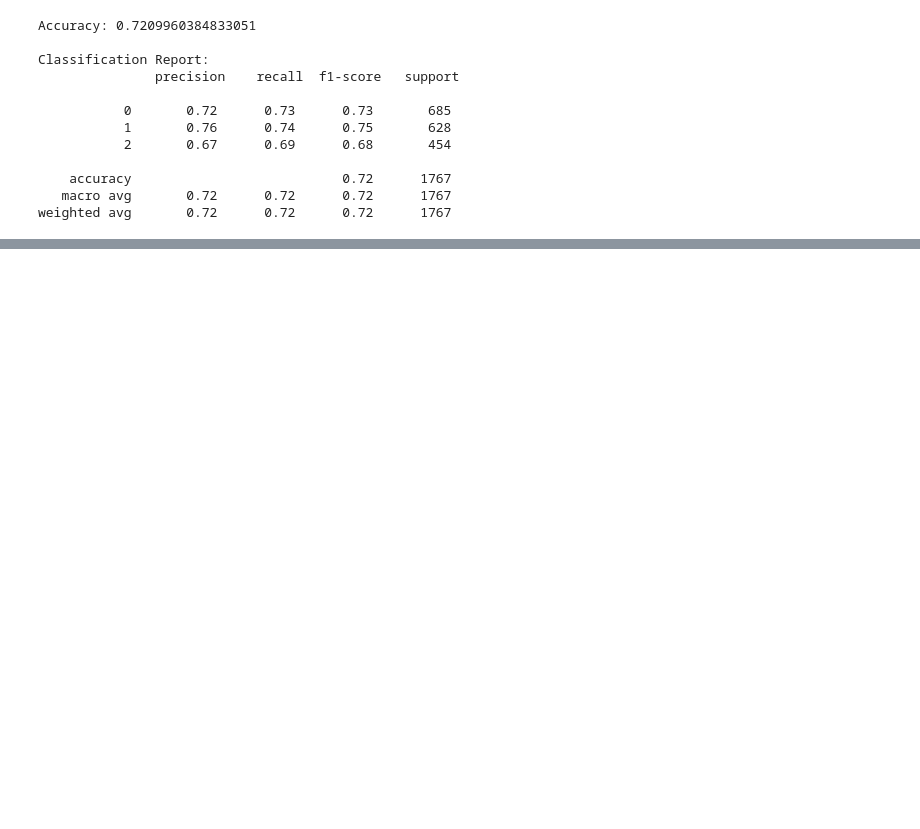
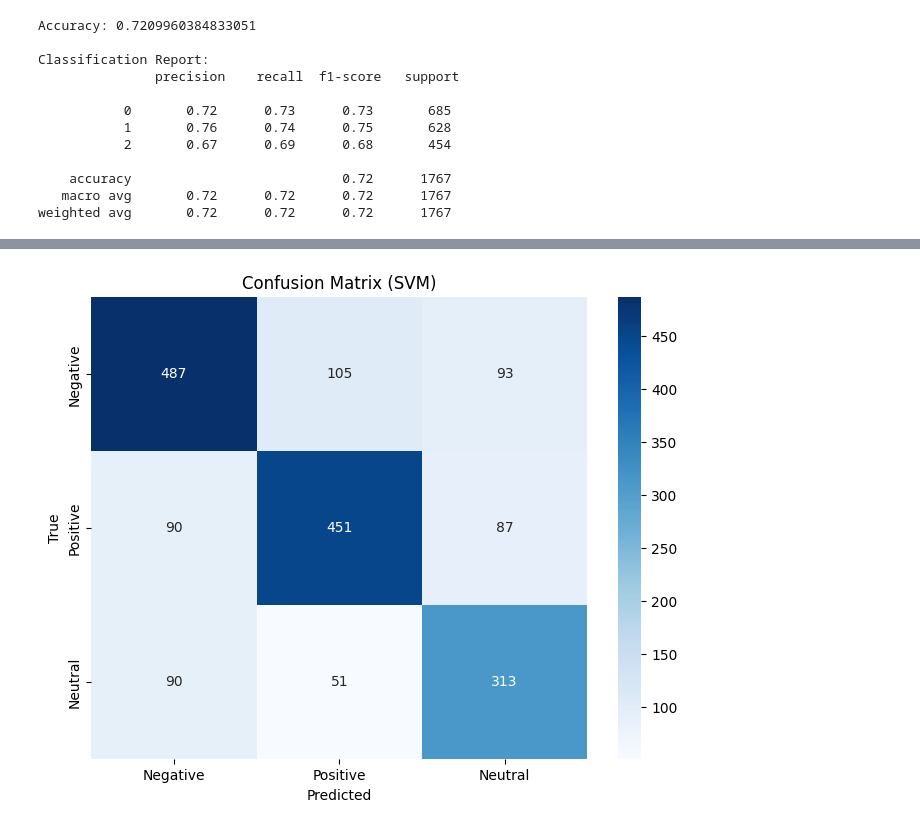
Before and after one commit to RadnuST/AIML, a Jupyter notebook: Reddit_Califonia_fire.ipynb, the cells around one changed output, grey strips where cells are left out. Saved outputs shown, nothing was run; the diff lists cells and outputs as text; code cells hidden in the pictures; blank space fills up the shorter version.

```diff
--- a/Reddit_Califonia_fire.ipynb
+++ b/Reddit_Califonia_fire.ipynb
@@ -213,8 +229,28 @@ from sklearn.feature_extraction.text import TfidfVectorizer
 from sklearn.linear_model import LogisticRegression
 from sklearn.metrics import classification_report, accuracy_score
 
+# Load the data file
+file_path = "/content/drive/MyDrive/AIML files/Reddit Califonia/vader_sentiment_analysis.csv"  # Assuming the output from the previous code
+df = pd.read_csv(file_path)
+
+# Select only the desired columns
+df = df[['body', 'compound', 'positive', 'neutral', 'negative']]
+
+# Remove rows with null values in any of the selected columns
+df = df.dropna()
+
+def categorize_compound(compound):
+    if compound >= 0.05:
+        return 'Positive'
+    elif compound <= -0.05:
+        return 'Negative'
+    else:
+        return 'Neutral'
+
+# Apply the function to create the new column
+df['Compound category'] = df['compound'].apply(categorize_compound)
 # Tokenizing the text data
-vectorizer = TfidfVectorizer(stop_words='english', max_features=50000)  # Adjust max_features if needed
+vectorizer = TfidfVectorizer(stop_words='english', max_features=500000)  # Adjust max_features if needed
 X = vectorizer.fit_transform(df['body'])
 
 # Encoding target variable
@@ -224,11 +260,11 @@ y = df['Compound category'].map({'Positive': 1, 'Negative': 0, 'Neutral': 2})  #
 X_train, X_test, y_train, y_test = train_test_split(X, y, test_size=0.2, random_state=42, stratify=y)
 
 # Training the logistic regression model
-model = LogisticRegression(max_iter=500, class_weight='balanced', solver='liblinear')
-model.fit(X_train, y_train)
+model_logistic = LogisticRegression(max_iter=500, class_weight='balanced', solver='liblinear')
+model_logistic.fit(X_train, y_train)
 
 # Predictions
-y_pred = model.predict(X_test)
+y_pred = model_logistic.predict(X_test)
 
 # Model evaluation
 print("Accuracy:", accuracy_score(y_test, y_pred))
@@ -248,0 +374,18 @@ weighted avg       0.72      0.72      0.72      1767
+# %%
+# prompt: confusion matrix for svm_model
+
+import matplotlib.pyplot as plt
+# Create the confusion matrix for the SVM model
+cm_svm = confusion_matrix(y_test, y_pred_svm)
+
+# Plot the confusion matrix using seaborn
+plt.figure(figsize=(8, 6))
+sns.heatmap(cm_svm, annot=True, fmt="d", cmap="Blues",
+            xticklabels=['Negative', 'Positive', 'Neutral'],
+            yticklabels=['Negative', 'Positive', 'Neutral'])
+plt.xlabel("Predicted")
+plt.ylabel("True")
+plt.title("Confusion Matrix (SVM)")
+plt.show()
+# %% [output]
+[figure, added]
```
Also changed, not shown: parts of 21 cells of this notebook.
